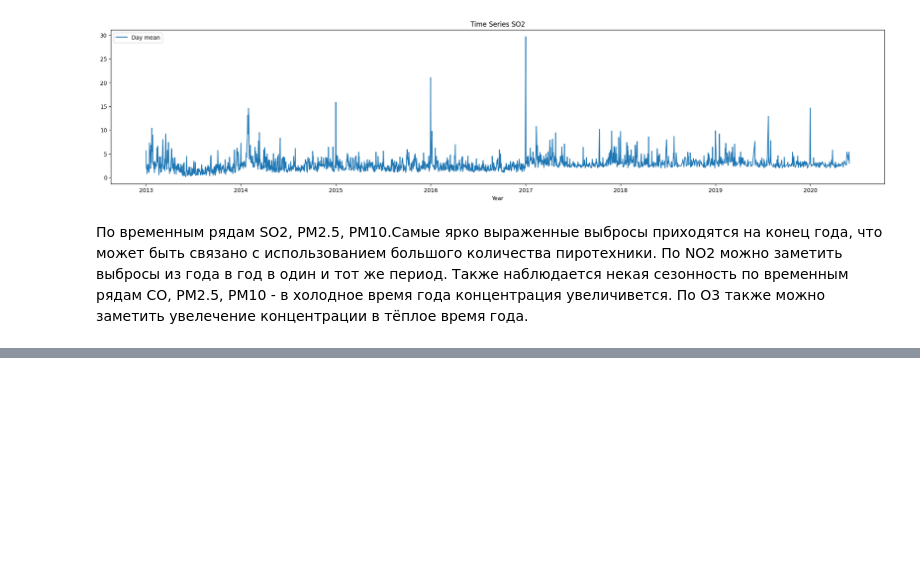
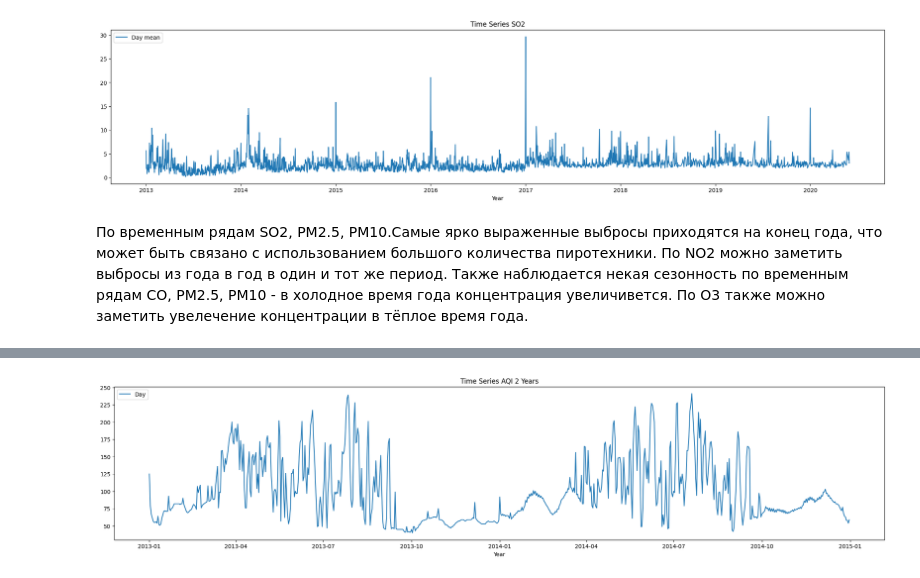
Before and after one commit to dmitry-chvdr/air_quality, a Jupyter notebook: eda.ipynb, the cells around one changed output, grey strips where cells are left out. Cells and saved outputs as stored; diff of their text form; code cells hidden in the pictures; blank space fills up the shorter version.

```diff
--- a/eda.ipynb
+++ b/eda.ipynb
@@ -158,0 +142,9 @@ draw_plot(processed_dfs, "SO2")
+# %%
+plt.figure(figsize = (25, 5))
+plt.title(f"Time Series AQI 2 Years")
+plt.plot(aqi_data["Date"][:730], aqi_data["aqi_index"][:730], label="Day")
+plt.legend(loc="upper left")
+plt.xlabel('Year')
+plt.show()
+# %% [output]
+[figure, added]
```
Also changed, not shown: parts of 7 cells of this notebook, 2 other files.
